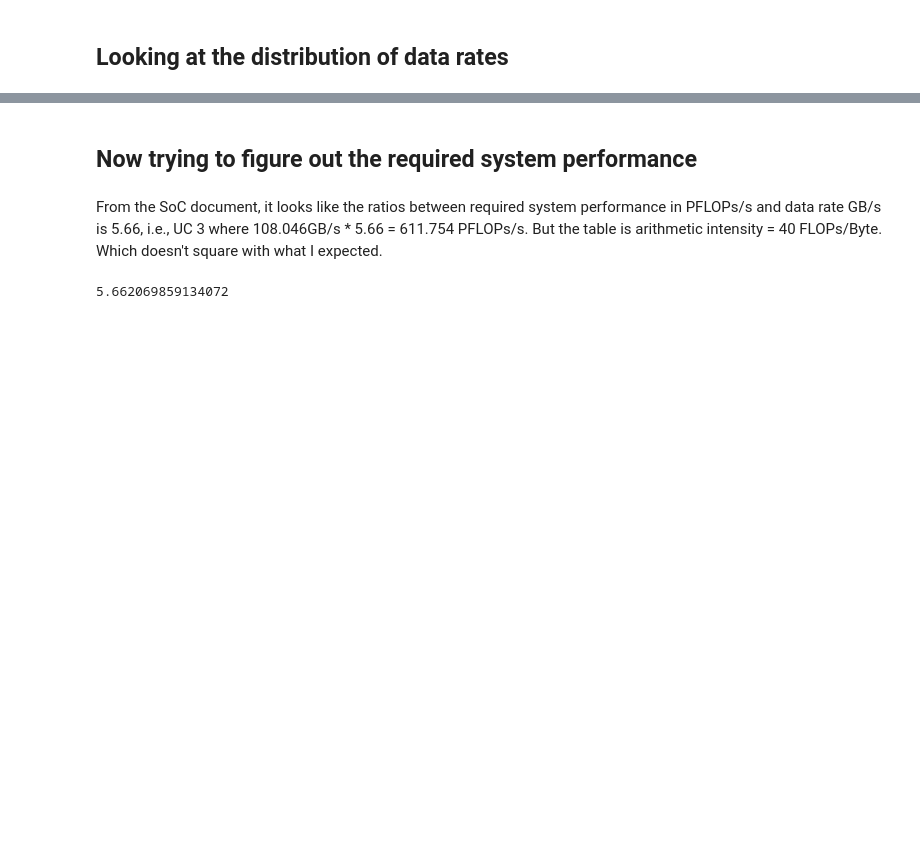
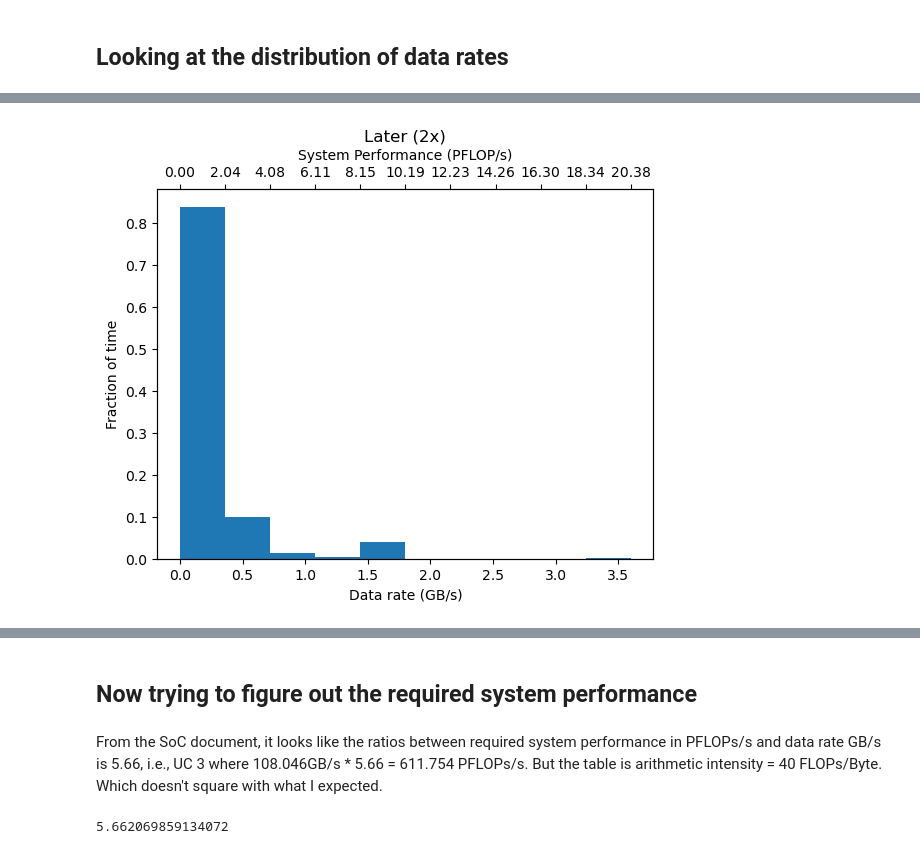
Before and after one commit to aakepley/big-cubes, a Jupyter notebook: size_of_compute_estimate.ipynb, the cells around one changed output, grey strips where cells are left out. Cells and saved outputs as stored; diff of their text form; code cells hidden in the pictures; blank space fills up the shorter version.

```diff
--- a/size_of_compute_estimate.ipynb
+++ b/size_of_compute_estimate.ipynb
@@ -140,0 +85,6 @@ Text(0.5, 1.0, 'WSU (later 4x) - Weights')
+# %%
+reload(wsu_db)
+wsu_db.create_soc_result_plot(result_mous,bin_min=0,bin_max=3.6,nbin=10,
+                             datarate_type='wsu_datarate_later_2x_stepped2_typical',title='Later (2x)')
+# %% [output]
+[figure, added]
```
Also changed, not shown: parts of 21 cells of this notebook, 3 other files.
